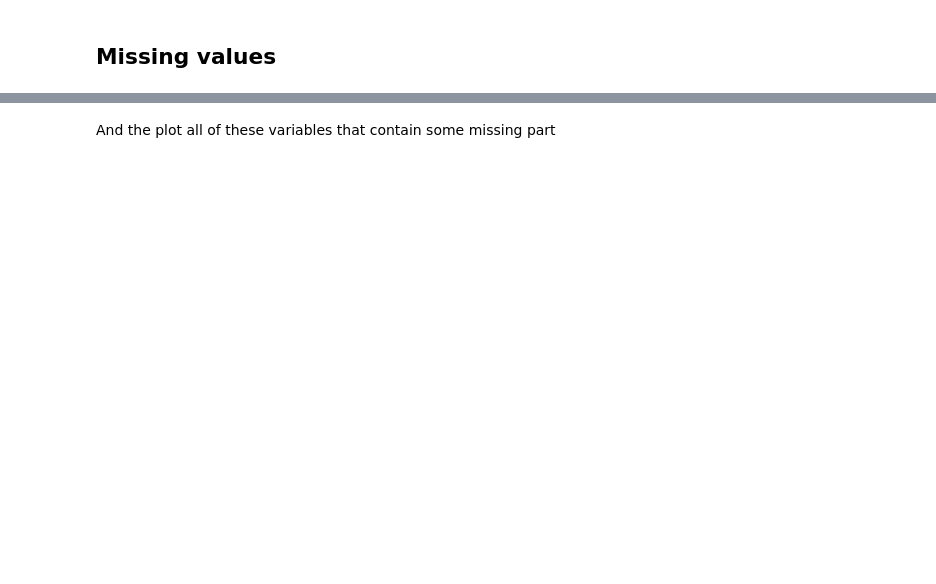
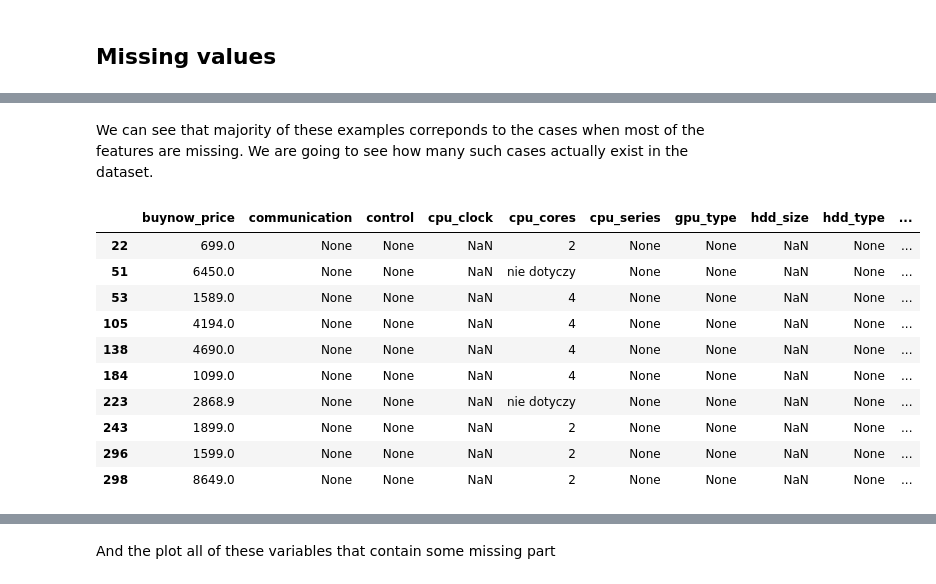
Before and after one commit to freefeynman123/laptop_price, a Jupyter notebook: allegro_task.ipynb, the cells around one changed output, grey strips where cells are left out. Drawn from its saved outputs; the diff is of its cells as text; code cells hidden in the pictures; blank space fills up the shorter version.

```diff
--- a/allegro_task.ipynb
+++ b/allegro_task.ipynb
@@ -263,0 +316,17 @@ There several things to notice from this plot:
+# %% [markdown]
+We can see that majority of these examples correponds to the cases when most of the features are missing. We are going to see how many such cases actually exist in the dataset.
+# %%
+missing = dataset_pre.loc[dataset.isnull().sum(axis=1)/dataset_pre.shape[1] > 0.75, :]
+missing.head(10)
+# %% [output]
+|  | buynow_price | communication | control | cpu_clock | cpu_cores | cpu_series | gpu_type | hdd_size | hdd_type | ... |
+| 22 | 699.0 | None | None | NaN | 2 | None | None | NaN | None | ... |
+| 51 | 6450.0 | None | None | NaN | nie dotyczy | None | None | NaN | None | ... |
+| 53 | 1589.0 | None | None | NaN | 4 | None | None | NaN | None | ... |
+| 105 | 4194.0 | None | None | NaN | 4 | None | None | NaN | None | ... |
+| 138 | 4690.0 | None | None | NaN | 4 | None | None | NaN | None | ... |
+| 184 | 1099.0 | None | None | NaN | 4 | None | None | NaN | None | ... |
+| 223 | 2868.9 | None | None | NaN | nie dotyczy | None | None | NaN | None | ... |
+| 243 | 1899.0 | None | None | NaN | 2 | None | None | NaN | None | ... |
+| 296 | 1599.0 | None | None | NaN | 2 | None | None | NaN | None | ... |
+| 298 | 8649.0 | None | None | NaN | 2 | None | None | NaN | None | ... |
```
Also changed, not shown: parts of 53 cells of this notebook, 2 other files.
